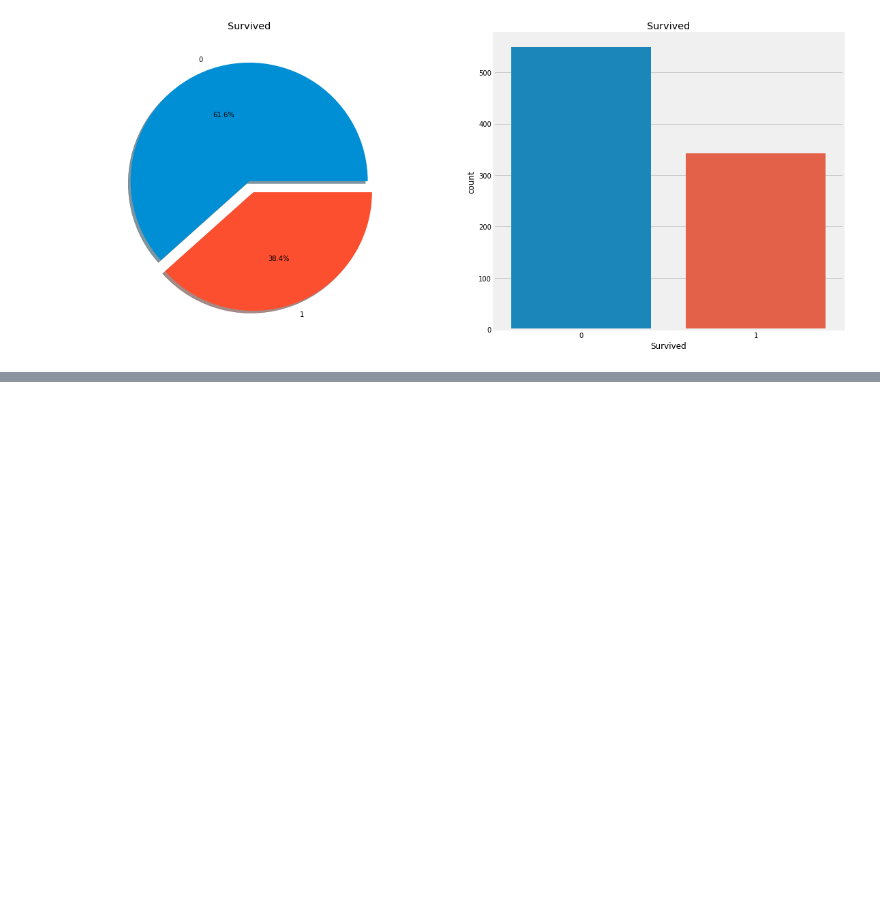
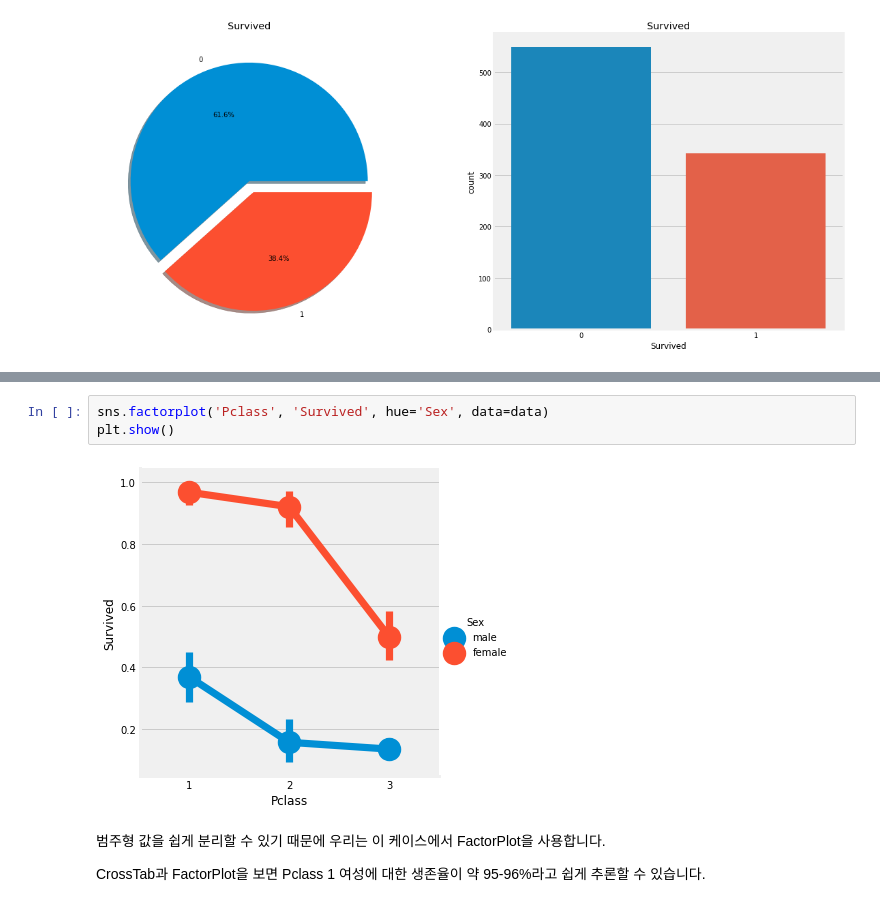
Before and after one commit to shwldus3/data-analysis-practice, a Jupyter notebook: 01_titanic.ipynb, the cells around one changed output, grey strips where cells are left out. Cells and saved outputs as stored; diff of their text form; blank space fills up the shorter version.

```diff
--- a/01_titanic.ipynb
+++ b/01_titanic.ipynb
@@ -109,0 +204,9 @@ drive  sample_data
+# %%
+sns.factorplot('Pclass', 'Survived', hue='Sex', data=data)
+plt.show()
+# %% [output]
+[figure, added]
+# %% [markdown]
+범주형 값을 쉽게 분리할 수 있기 때문에 우리는 이 케이스에서 FactorPlot을 사용합니다.
+
+CrossTab과 FactorPlot을 보면 Pclass 1 여성에 대한 생존율이 약 95-96%라고 쉽게 추론할 수 있습니다.
```
Also changed, not shown: parts of 14 cells of this notebook.
